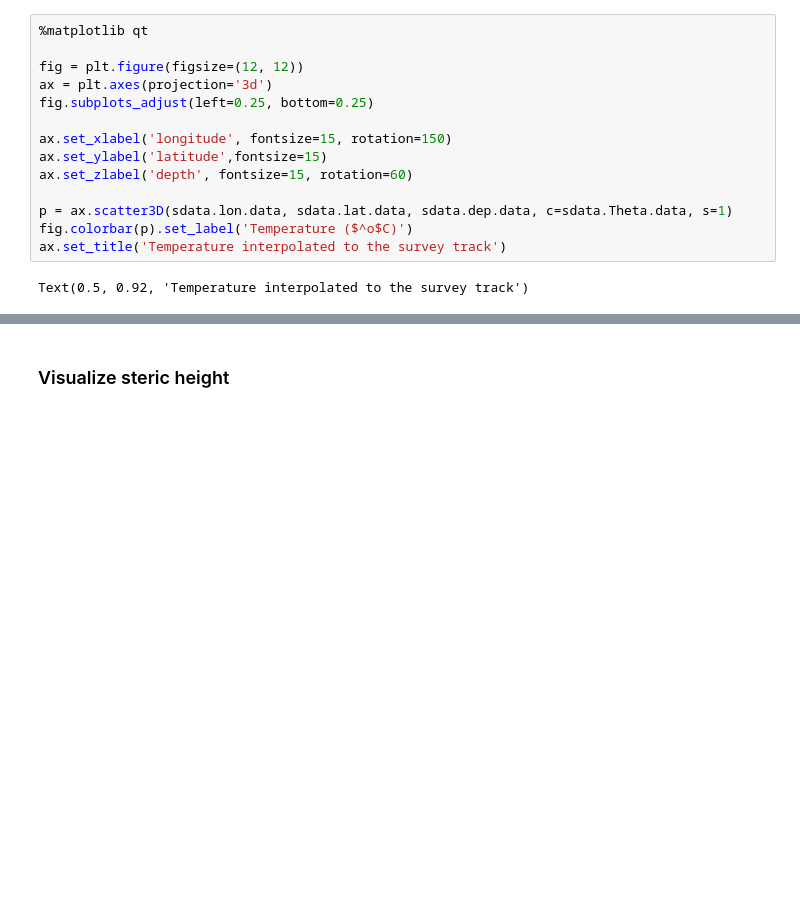
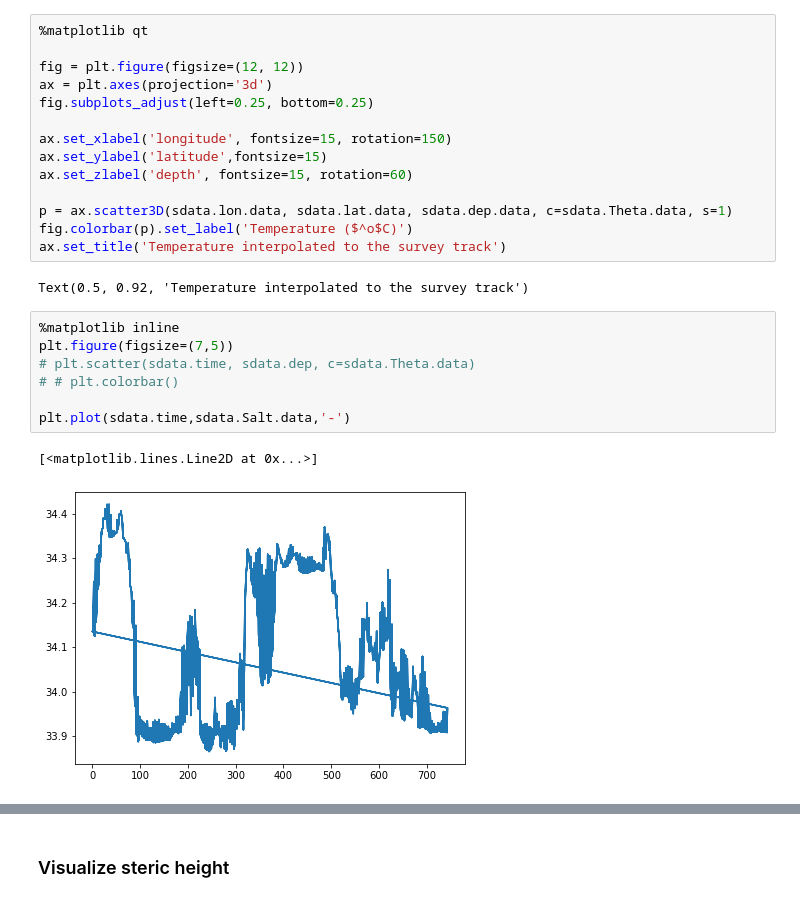
Before and after one commit to kdrushka/model-subsampling, a Jupyter notebook: testing/osse_code.ipynb, the cells around one changed output, grey strips where cells are left out. Saved outputs shown, nothing was run; the diff lists cells and outputs as text; blank space fills up the shorter version.

```diff
--- a/testing/osse_code.ipynb
+++ b/testing/osse_code.ipynb
@@ -184,3 +145,13 @@ fig.colorbar(p).set_label('Temperature ($^o$C)')
 ax.set_title('Temperature interpolated to the survey track')
 # %% [output]
 Text(0.5, 0.92, 'Temperature interpolated to the survey track')
+# %%
+%matplotlib inline
+plt.figure(figsize=(7,5))
+# plt.scatter(sdata.time, sdata.dep, c=sdata.Theta.data)
+# # plt.colorbar()
+
+plt.plot(sdata.time,sdata.Salt.data,'-')
+# %% [output]
+[<matplotlib.lines.Line2D at 0x...>]
+[figure, added]
```
Also changed, not shown: parts of 11 cells of this notebook, 1 other file.
